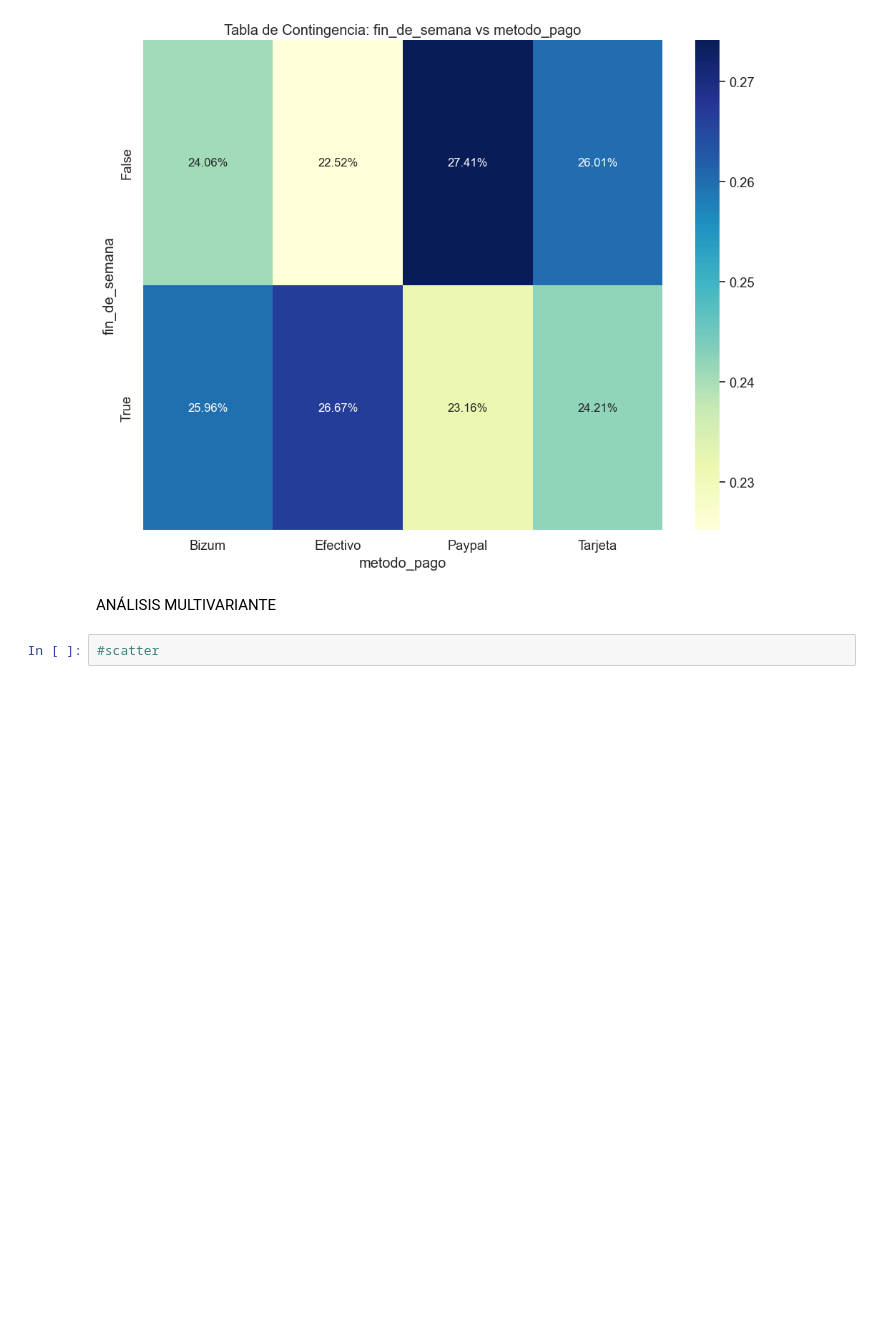
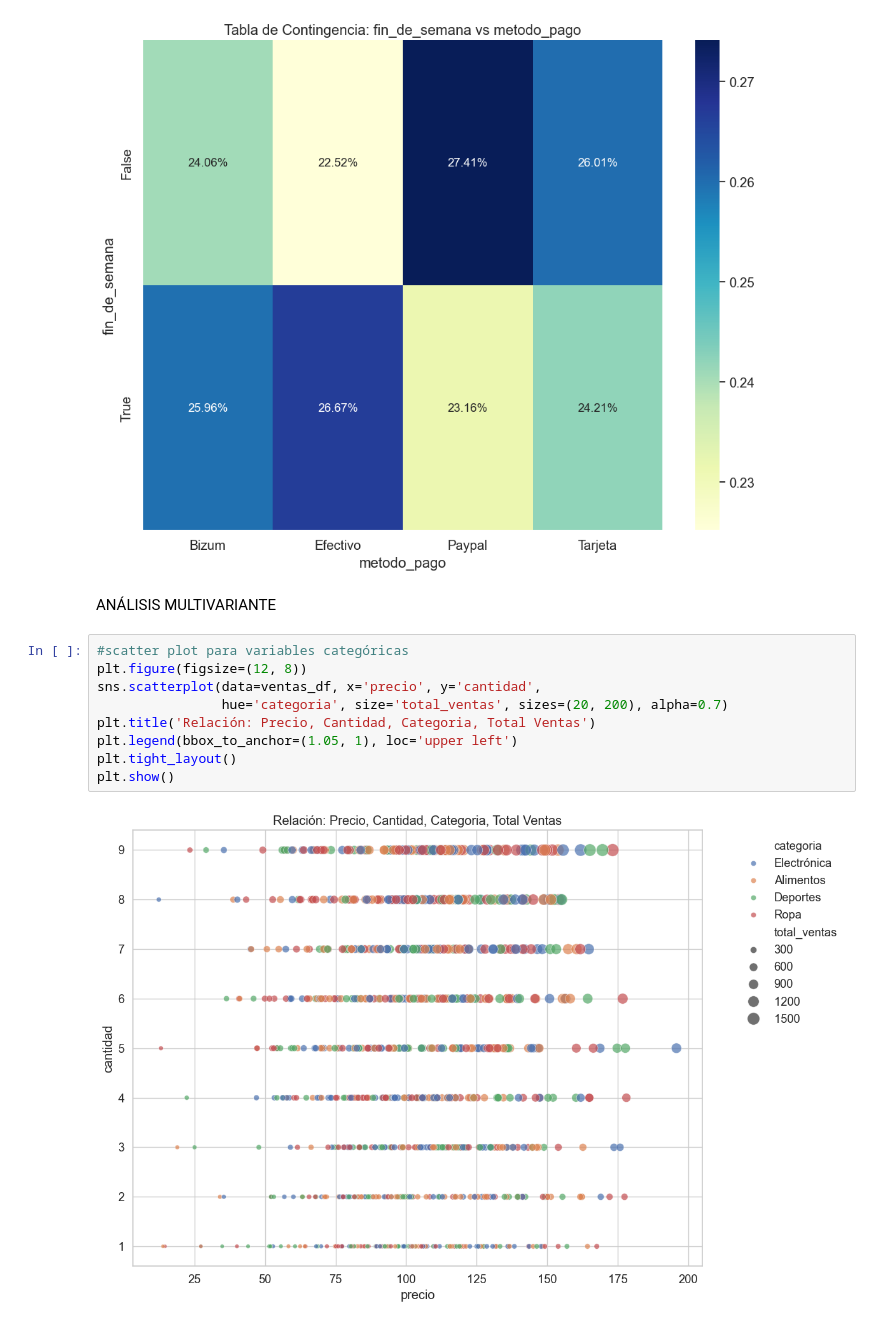
Before and after one commit to beyondAnalysIs/Exploratory-Data-Analysis-EDA, a Jupyter notebook: EDA.ipynb, the cells around one changed output. Drawn from its saved outputs; the diff is of its cells as text; blank space fills up the shorter version.

```diff
--- a/EDA.ipynb
+++ b/EDA.ipynb
@@ -405,4 +405,13 @@ True           25.96     26.67   23.16    24.21
 # %% [markdown]
 ANÁLISIS MULTIVARIANTE
 # %%
-#scatter
+#scatter plot para variables categóricas
+plt.figure(figsize=(12, 8))
+sns.scatterplot(data=ventas_df, x='precio', y='cantidad',
+                hue='categoria', size='total_ventas', sizes=(20, 200), alpha=0.7)
+plt.title('Relación: Precio, Cantidad, Categoria, Total Ventas')
+plt.legend(bbox_to_anchor=(1.05, 1), loc='upper left')
+plt.tight_layout()
+plt.show()
+# %% [output]
+[figure, added]
```
Also changed, not shown: parts of 2 cells of this notebook.
